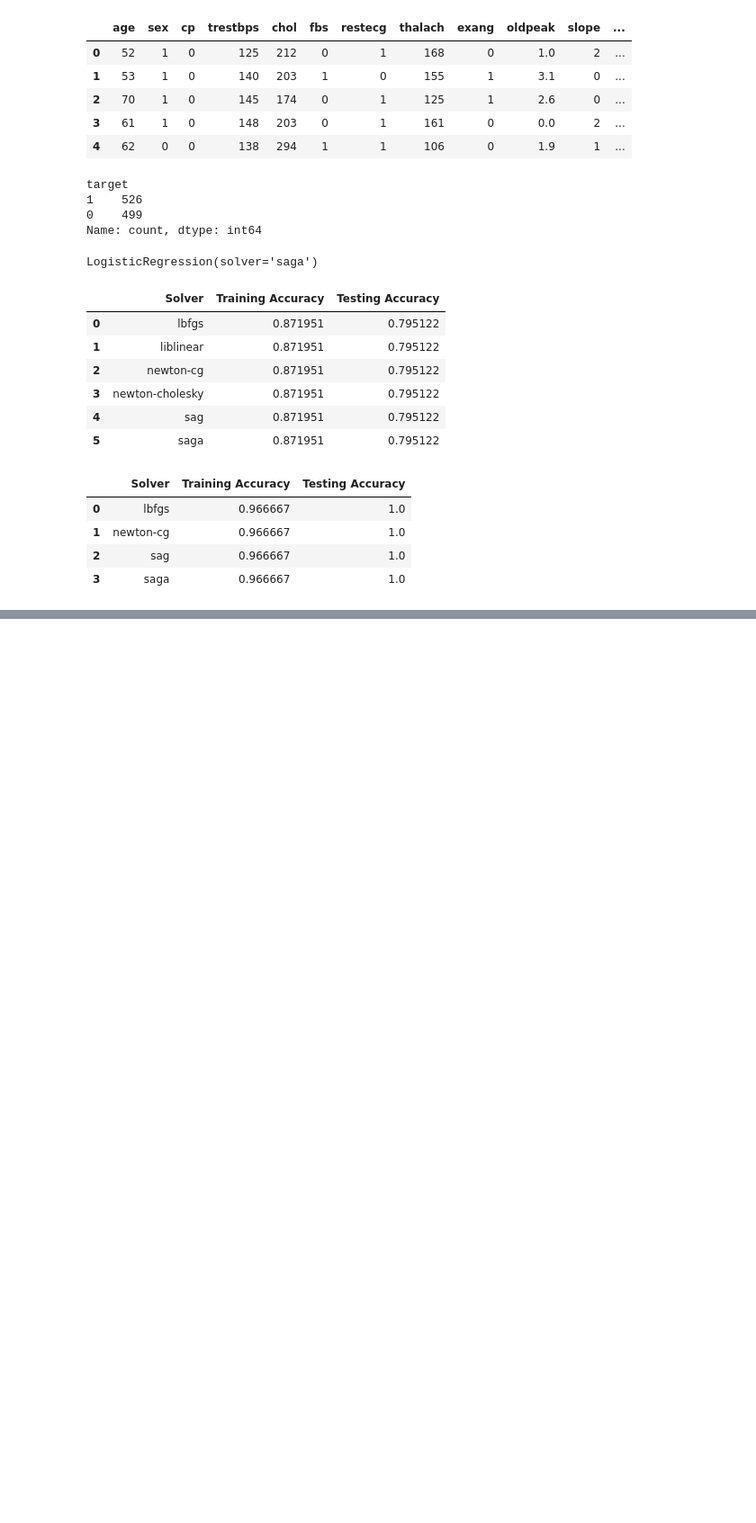
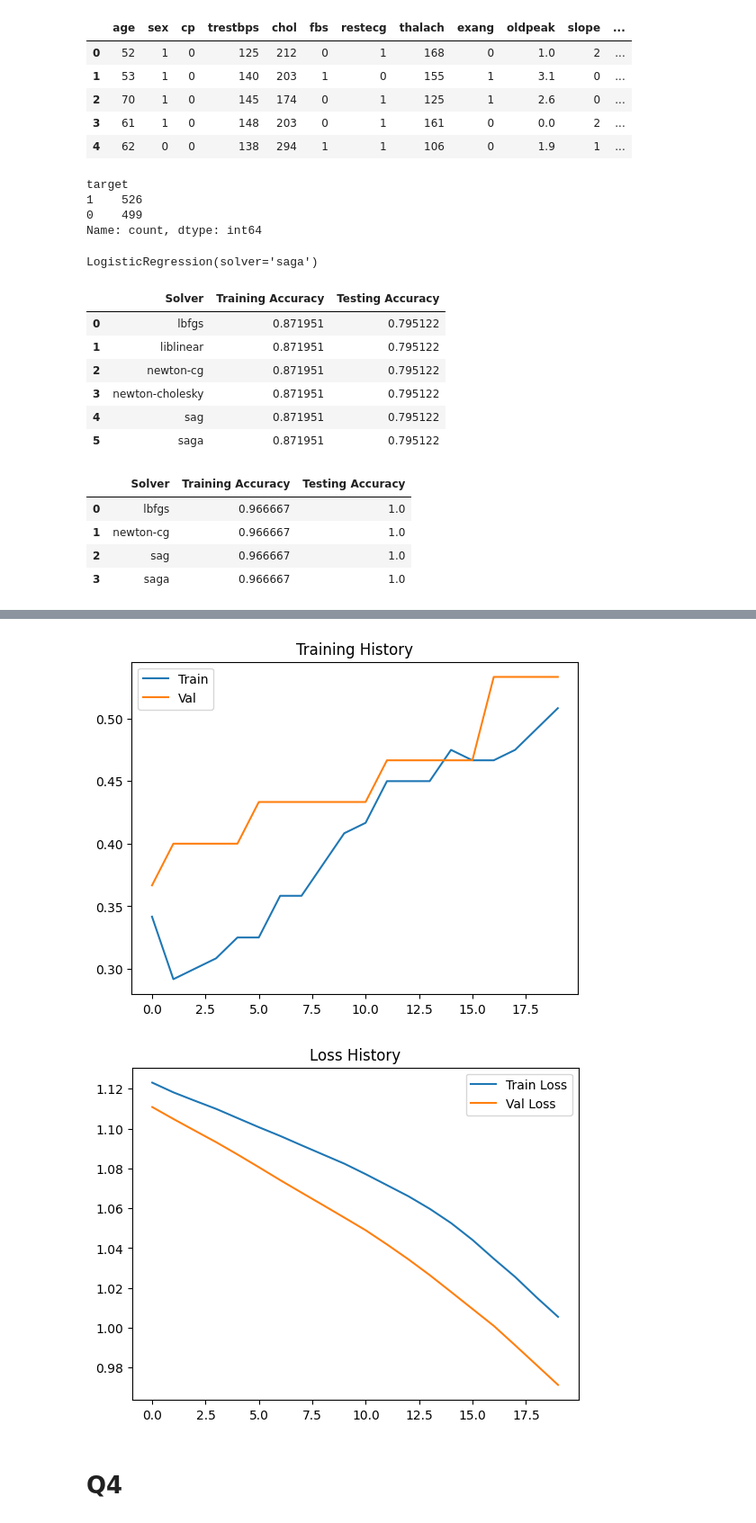
Before and after one commit to syedukkashah/ML-Fall-25, a Jupyter notebook: Lab/09/09.ipynb, the cells around one changed output, grey strips where cells are left out. Shown at 90% size. Cells and saved outputs as stored; diff of their text form; code cells hidden in the pictures; blank space fills up the shorter version.

```diff
--- a/Lab/09/09.ipynb
+++ b/Lab/09/09.ipynb
@@ -352,0 +485,50 @@ results
+# %%
+# CLASSIFICATION - Copy-Paste Ready
+from sklearn.metrics import accuracy_score, precision_score, recall_score, f1_score, roc_auc_score, confusion_matrix, ConfusionMatrixDisplay, roc_curve, classification_report
+import matplotlib.pyplot as plt
+
+# METRICS
+#accuracy = accuracy_score(y_test, y_pred)
+#precision = precision_score(y_test, y_pred)
+#recall = recall_score(y_test, y_pred)
+#f1 = f1_score(y_test, y_pred)
+#auc = roc_auc_score(y_test, y_pred_prob)
+#cm = confusion_matrix(y_test, y_pred)
+#print(classification_report(y_test, y_pred))
+
+# PLOTS
+# 1. Confusion Matrix
+#ConfusionMatrixDisplay(confusion_matrix=cm).plot(cmap='Blues')
+
+# 2. ROC Curve
+#fpr, tpr, _ = roc_curve(y_test, y_pred_prob)
+#plt.plot(fpr, tpr, label=f'AUC={auc:.2f}')
+#plt.plot([0,1], [0,1], 'r--')
+
+# 3. Prediction Distribution
+#plt.hist(y_pred_prob, bins=20, edgecolor='black')
+
+# 4. Actual vs Predicted
+#plt.scatter(range(len(y_test)), y_test, label='Actual')
+#plt.scatter(range(len(y_pred)), y_pred, marker='x', label='Predicted')
+
+# 5. Metrics Bar Chart
+#plt.bar(['Accuracy', 'Precision', 'Recall', 'F1'], [accuracy, precision, recall, f1])
+
+# 6. Training History (MLP only)
+plt.title('Training History')
+plt.plot(history.history['accuracy'], label='Train')
+plt.plot(history.history['val_accuracy'], label='Val')
+plt.legend()
+plt.show()
+
+plt.title('Loss History')
+plt.plot(history.history['loss'], label='Train Loss')
+plt.plot(history.history['val_loss'], label='Val Loss')
+plt.legend()
+plt.show()
+# %% [output]
+[figure, added]
+[figure, added]
+# %% [markdown]
+# Q4
```
Also changed, not shown: parts of 50 cells of this notebook, 5 other files.
